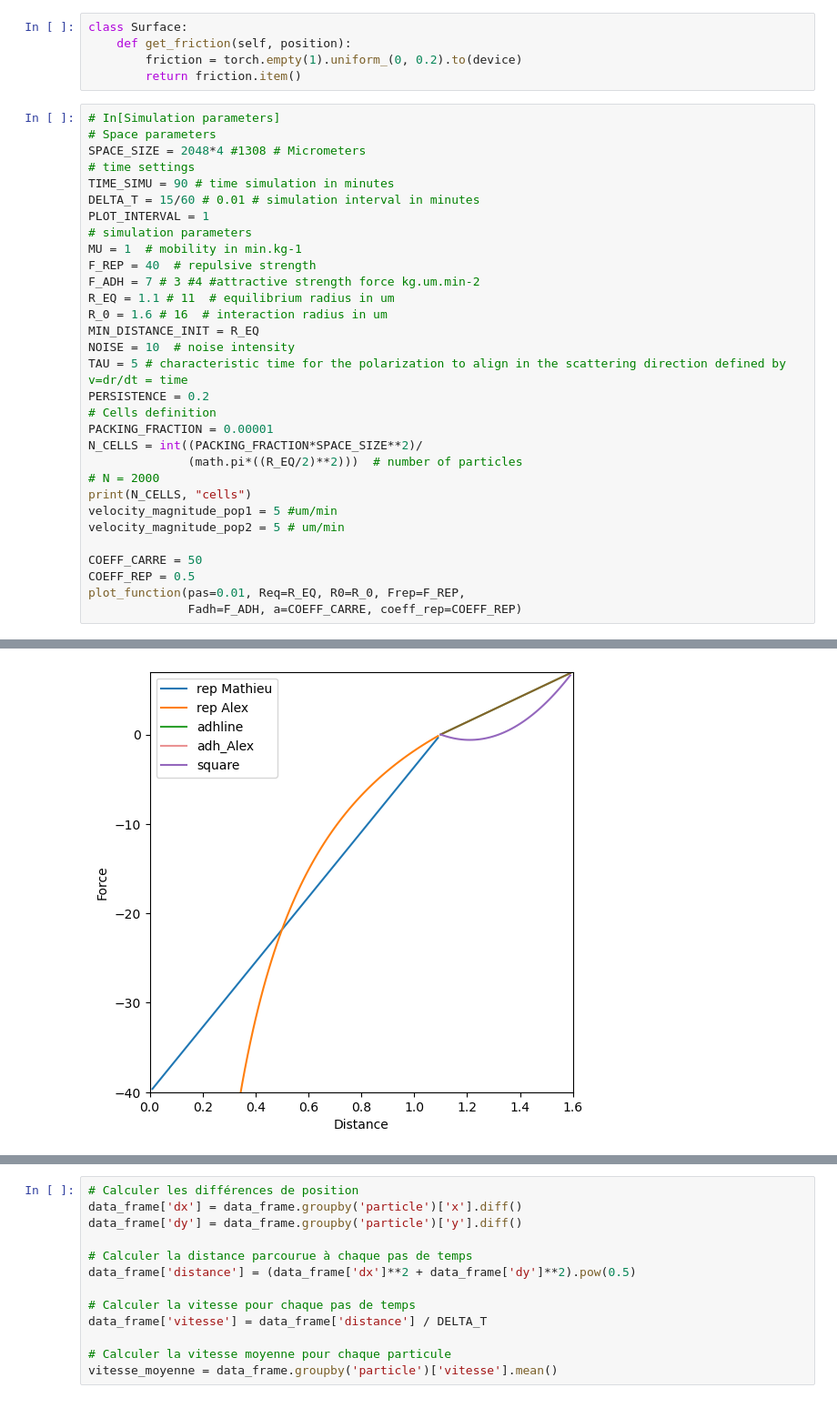
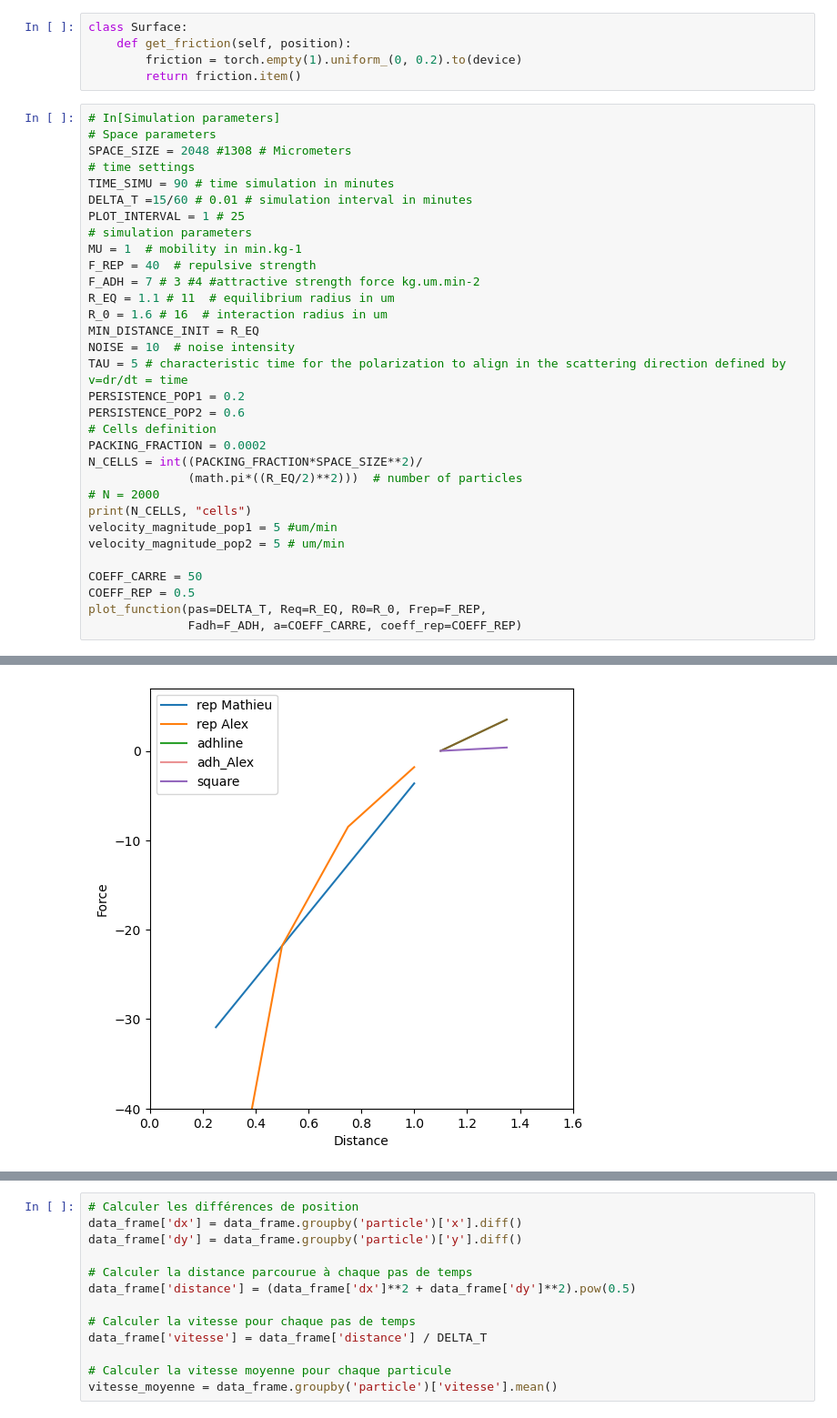
Before and after one commit to Alex-code-lab/particle_model, a Jupyter notebook: Modèle_Simu_particules.ipynb, the cells around one changed output, grey strips where cells are left out. Shown at 91% size. Drawn from its saved outputs; the diff is of its cells as text.

```diff
--- a/Modèle_Simu_particules.ipynb
+++ b/Modèle_Simu_particules.ipynb
@@ -314,11 +313,11 @@ class Surface:
 # %%
 # In[Simulation parameters]
 # Space parameters
-SPACE_SIZE = 2048*4 #1308 # Micrometers
+SPACE_SIZE = 2048 #1308 # Micrometers
 # time settings
 TIME_SIMU = 90 # time simulation in minutes
-DELTA_T = 15/60 # 0.01 # simulation interval in minutes
-PLOT_INTERVAL = 1
+DELTA_T =15/60 # 0.01 # simulation interval in minutes
+PLOT_INTERVAL = 1 # 25
 # simulation parameters
 MU = 1  # mobility in min.kg-1
 F_REP = 40  # repulsive strength
@@ -328,9 +327,10 @@ R_0 = 1.6 # 16  # interaction radius in um
 MIN_DISTANCE_INIT = R_EQ
 NOISE = 10  # noise intensity
 TAU = 5 # characteristic time for the polarization to align in the scattering direction defined by v=dr/dt = time
-PERSISTENCE = 0.2
+PERSISTENCE_POP1 = 0.2
+PERSISTENCE_POP2 = 0.6
 # Cells definition
-PACKING_FRACTION = 0.00001
+PACKING_FRACTION = 0.0002
 N_CELLS = int((PACKING_FRACTION*SPACE_SIZE**2)/
               (math.pi*((R_EQ/2)**2)))  # number of particles
 # N = 2000
@@ -340,6 +340,6 @@ velocity_magnitude_pop2 = 5 # um/min
 
 COEFF_CARRE = 50
 COEFF_REP = 0.5
-plot_function(pas=0.01, Req=R_EQ, R0=R_0, Frep=F_REP,
+plot_function(pas=DELTA_T, Req=R_EQ, R0=R_0, Frep=F_REP,
               Fadh=F_ADH, a=COEFF_CARRE, coeff_rep=COEFF_REP)
 # %% [output]
@@ -347,8 +347,8 @@ plot_function(pas=0.01, Req=R_EQ, R0=R_0, Frep=F_REP,
 Req =  1.1
 R0 =  1.6
 Fadh =  7
 Frep =  40
-[figure, old version]
+[figure, new version]
 # %%
 # In[Definition of the populations]
 population1 = Population(num_cells=int(N_CELLS/2), space_size=SPACE_SIZE,\
```
Also changed, not shown: parts of 14 cells of this notebook, 3 other files.
